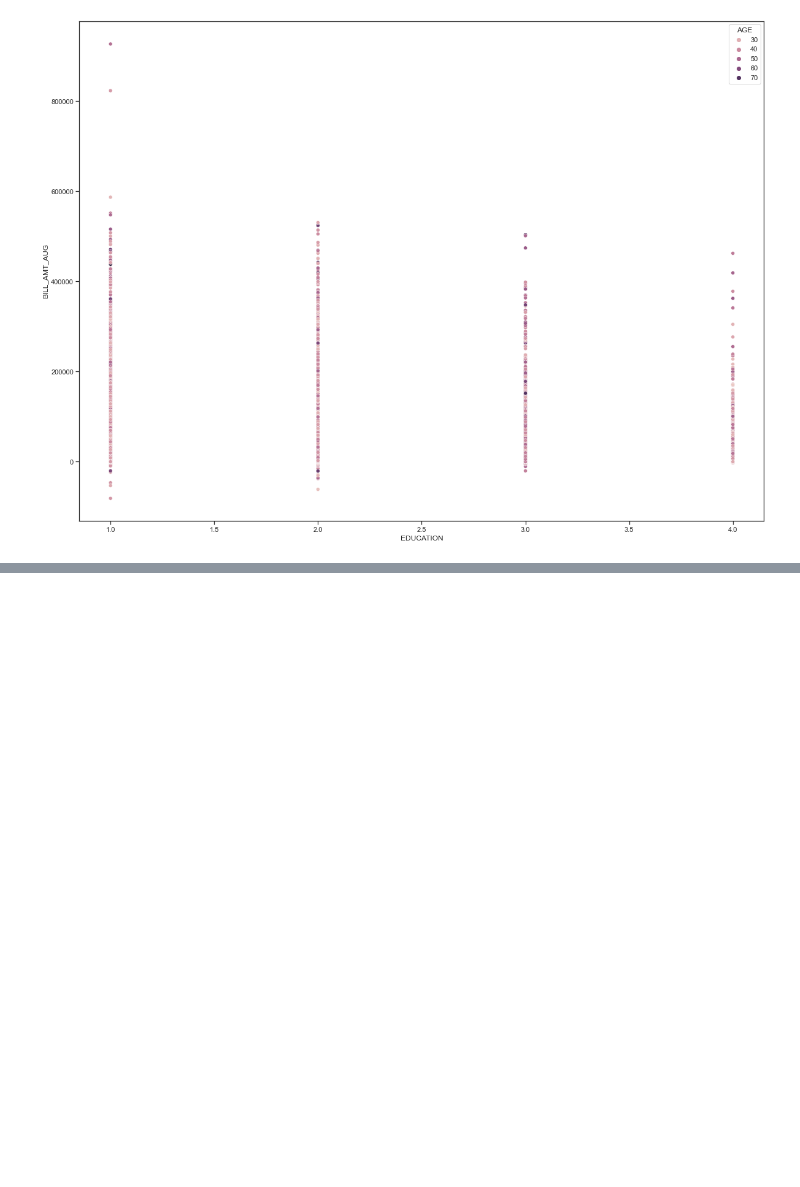
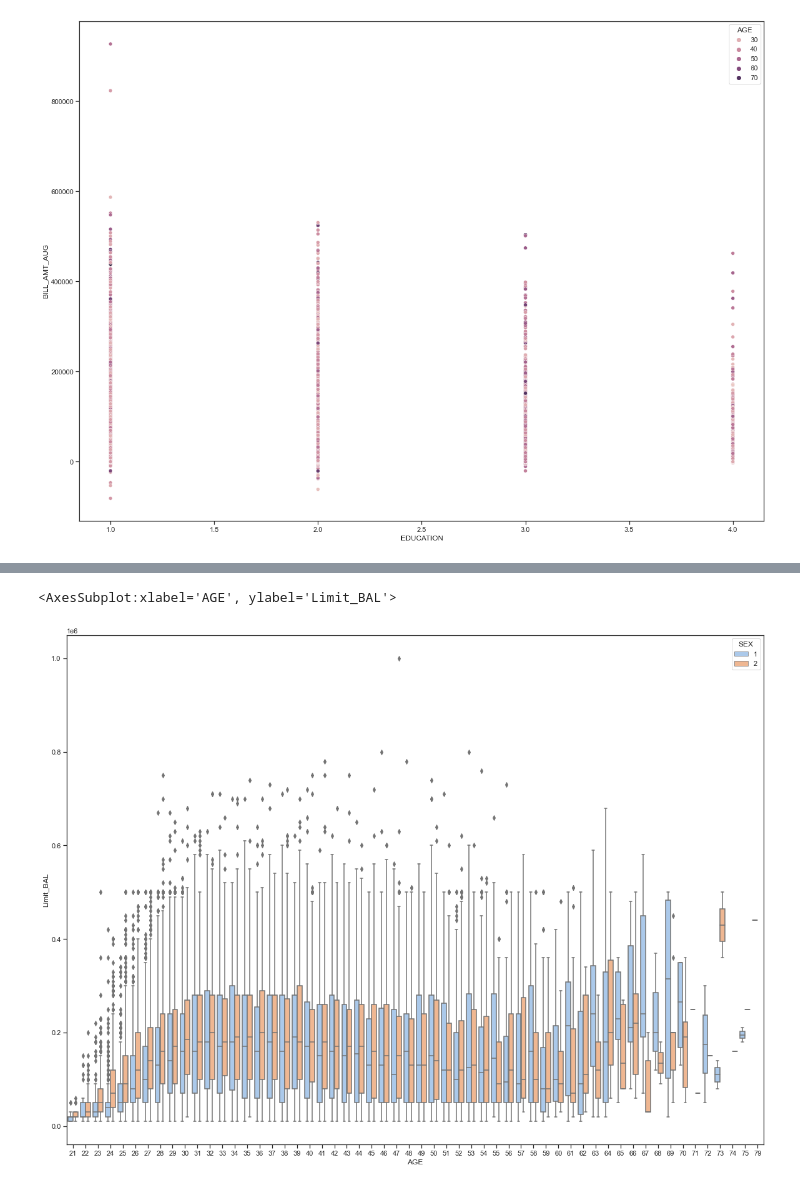
Before and after one commit to AmrDhaliwal/Analysis_of_Taiwan_Credit_Card_Data, a Jupyter notebook: analysis/EDA.ipynb, the cells around one changed output, grey strips where cells are left out. Saved outputs shown, nothing was run; the diff lists cells and outputs as text; code cells hidden in the pictures; blank space fills up the shorter version.

```diff
--- a/analysis/EDA.ipynb
+++ b/analysis/EDA.ipynb
@@ -185,0 +207,8 @@ sns.scatterplot(data=df1, x="EDUCATION", y="BILL_AMT_AUG", hue='AGE')
+# %%
+# A boxplot showing correlation between AGE and Limit_BAL with SEX as the hue.
+plt.figure(figsize=(20,15))
+
+sns.boxplot(data=df, x='AGE', y='Limit_BAL', hue='SEX')
+# %% [output]
+<AxesSubplot:xlabel='AGE', ylabel='Limit_BAL'>
+[figure, added]
```
Also changed, not shown: parts of 15 cells of this notebook, 5 other files.
